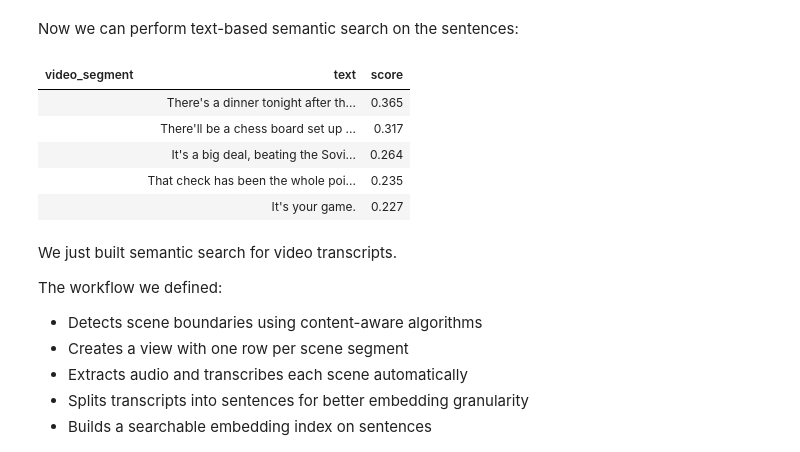
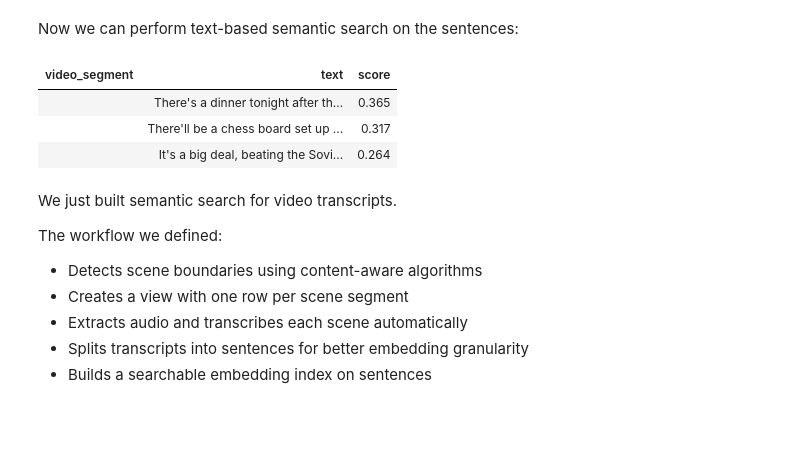
Before and after one commit to apreshill/pxt-primetime, a Jupyter notebook: 02_iterating-with-data.ipynb, the cells around one changed output. Cells and saved outputs as stored; diff of their text form; code cells hidden in the pictures; blank space fills up the shorter version.

```diff
--- a/02_iterating-with-data.ipynb
+++ b/02_iterating-with-data.ipynb
@@ -249,7 +281,7 @@ scenes.add_computed_column(
 )
 
 scenes.add_computed_column(
-    transcript_lang=scenes.transcription.language,
+    transcript_lang=scenes.transcription.language.astype(pxt.String),
     if_exists='replace'
 )
 # %% [output]
@@ -354,22 +395,20 @@ Now we can perform text-based semantic search on the sentences:
 # %%
 # Search for sentences about chess strategy
 sim = sentences.text.similarity(string='chess strategy')
 
 sentences.order_by(
     sim,
     asc=False
 ).select(
     sentences.video_segment,
     sentences.text,
     score=sim
-).limit(5).collect()
+).limit(3).collect()
 # %% [output]
 | video_segment | text | score |
 |  | There's a dinner tonight after th... | 0.365 |
 |  | There'll be a chess board set up ... | 0.317 |
 |  | It's a big deal, beating the Sovi... | 0.264 |
-|  | That check has been the whole poi... | 0.235 |
-|  | It's your game. | 0.227 |
 # %% [markdown]
 We just built semantic search for video transcripts.
 
```
Also changed, not shown: parts of 39 cells of this notebook, 2 other files.
